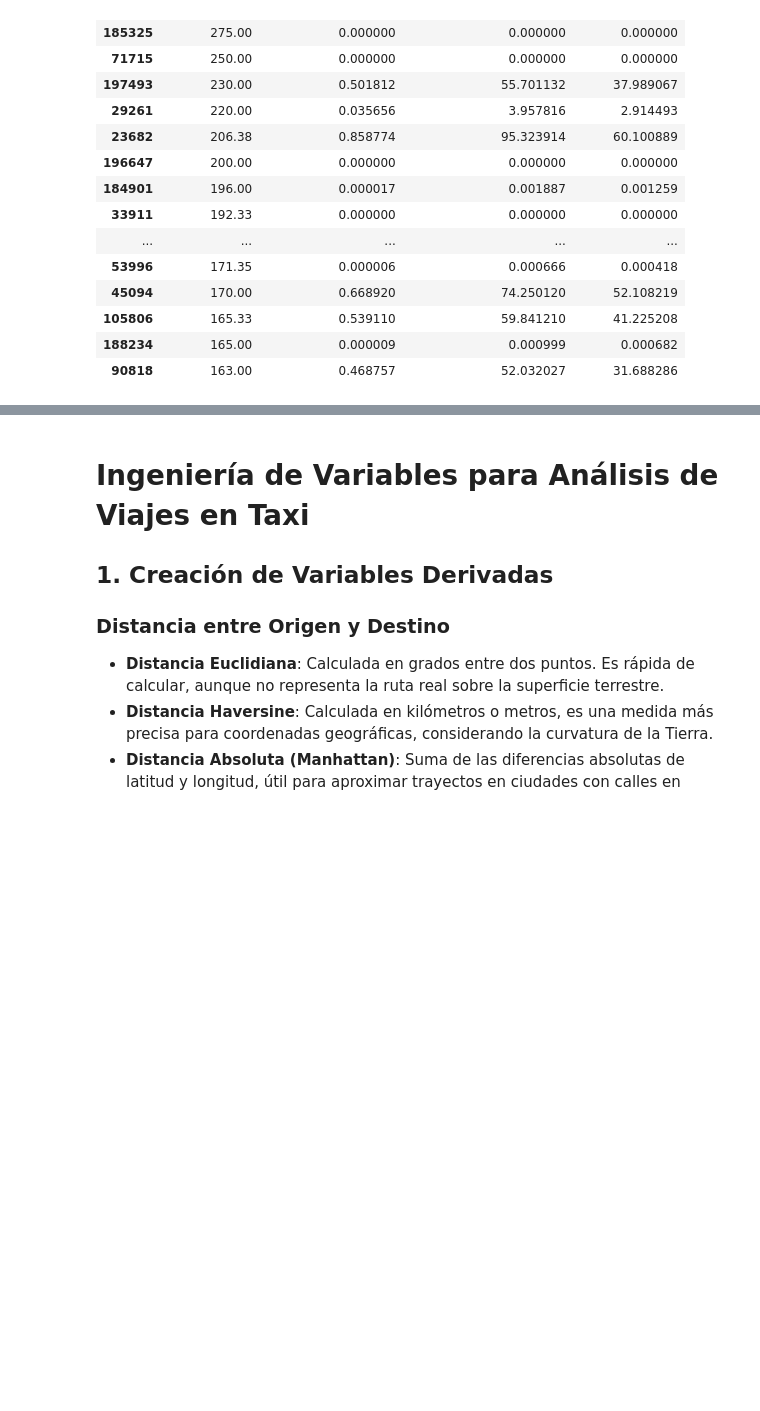
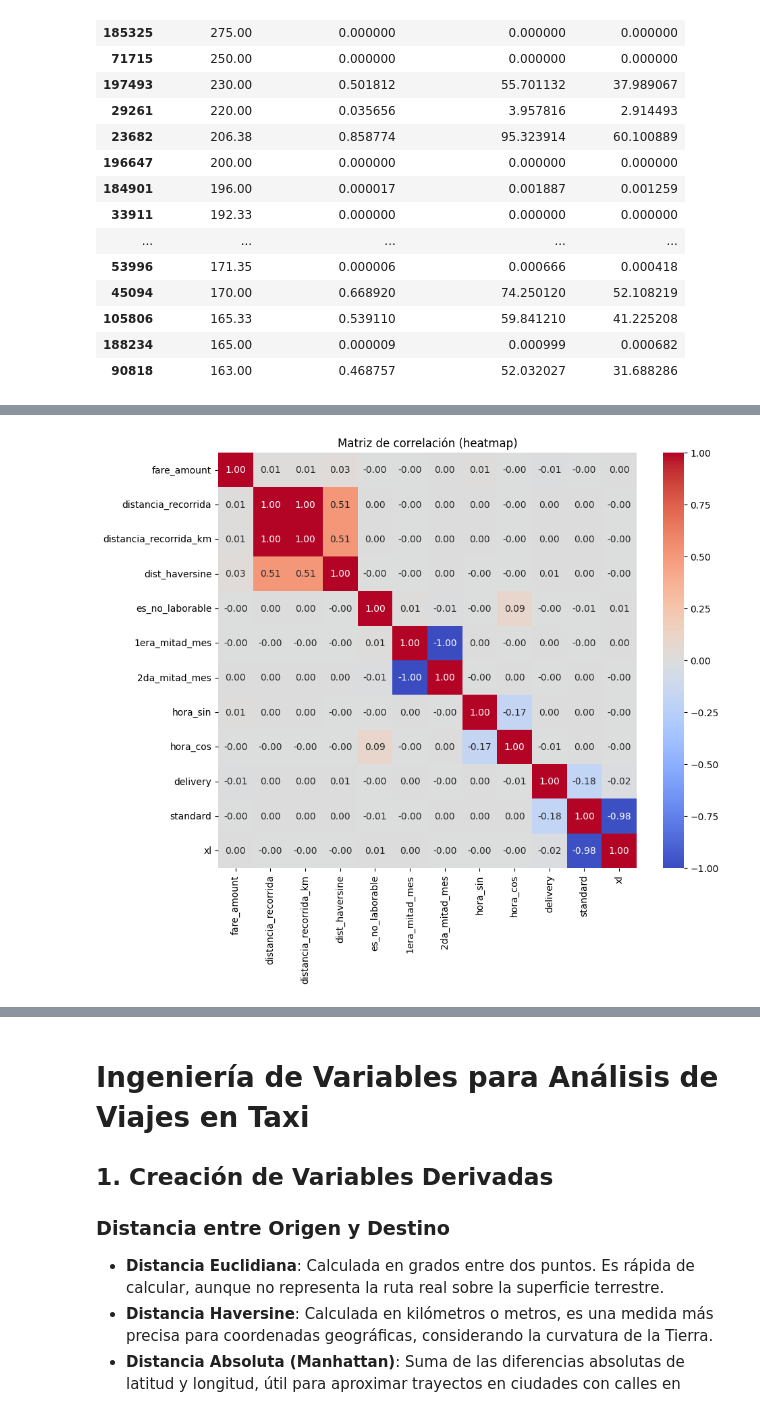
Before and after one commit to FedeZ2008/AA1-TUIA-2025C2-LEON-ZIMMER, a Jupyter notebook: TP1_Regresion.ipynb, the cells around one changed output, grey strips where cells are left out. Saved outputs shown, nothing was run; the diff lists cells and outputs as text; code cells hidden in the pictures; blank space fills up the shorter version.

```diff
--- a/TP1_Regresion.ipynb
+++ b/TP1_Regresion.ipynb
@@ -389,0 +336,5 @@ plt.show()
+# %%
+# Crear variables dummies según el día del mes de pickup_datetime
+df['1era_mitad_mes'] = (df['pickup_datetime'].dt.day < 15).astype(int)
+df['2da_mitad_mes'] = (df['pickup_datetime'].dt.day >= 15).astype(int)
+df
@@ -400,3 +365,9 @@ df.head()
 | 2 | 12.9 | 1 | 0.074355 | 8.253405 | 5.036377 | ... |
 | 3 | 5.3 | 3 | 0.023313 | 2.587743 | 1.661683 | ... |
 | 4 | 16.0 | 5 | 0.065221 | 7.239531 | 4.475450 | ... |
+# %%
+# Crear variables dummies para passenger_count
+df['delivery'] = (df['passenger_count'] == 0).astype(int)
+df['standard'] = df['passenger_count'].between(1, 4).astype(int)
+df['xl'] = (df['passenger_count'] > 4).astype(int)
+df.head()
@@ -402,0 +381,4 @@ df.head()
+# %%
+df = df.drop(columns=['passenger_count'])
+# %%
+df = df.drop(columns=['hora_del_dia'])
@@ -402,0 +401,10 @@ df.head()
+# %%
+# Calcular la matriz de correlación antes de graficar
+correlation_matrix = df.corr()
+
+plt.figure(figsize=(10, 8))
+sns.heatmap(correlation_matrix, annot=True, cmap='coolwarm', fmt='.2f')
+plt.title('Matriz de correlación (heatmap)')
+plt.show()
+# %% [output]
+[figure, added]
```
Also changed, not shown: parts of 19 cells of this notebook.
